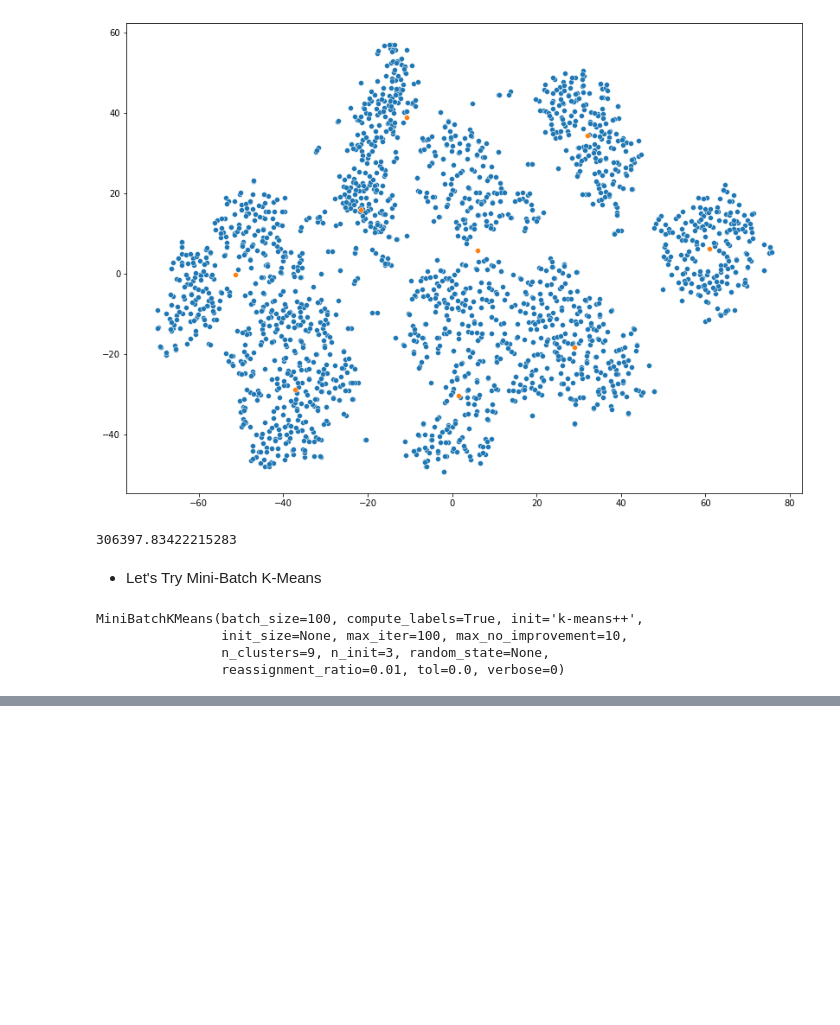
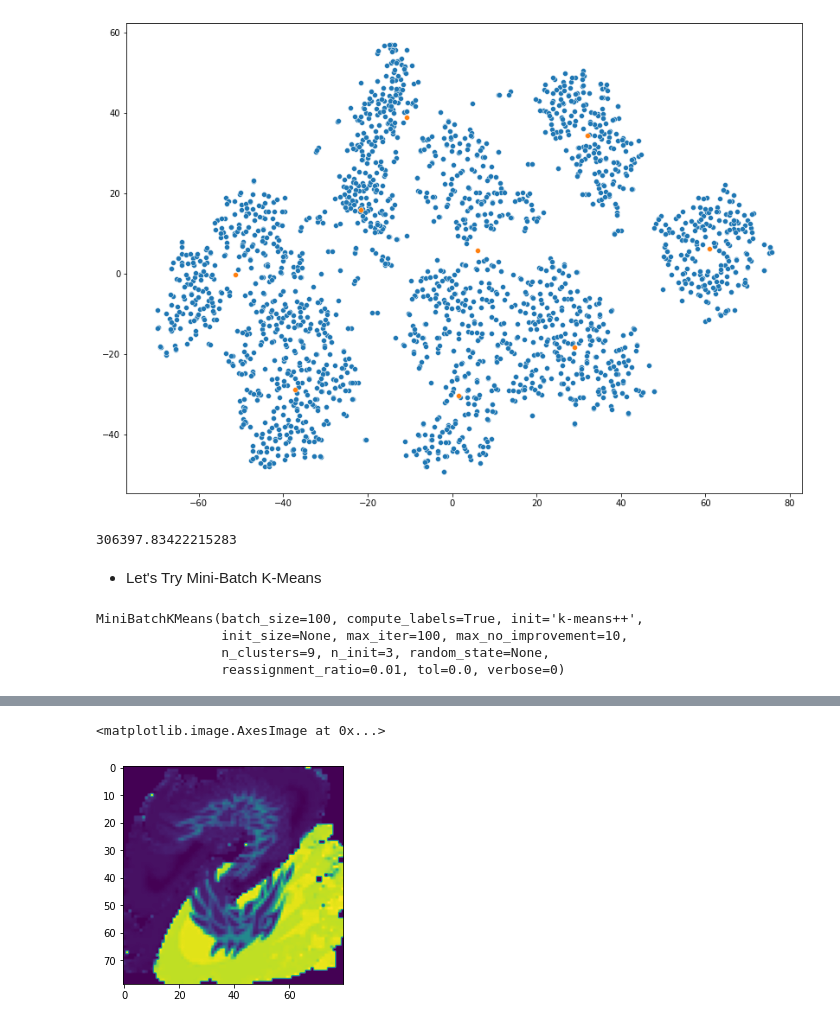
Before and after one commit to JesusNoelValMo/Machine_Learning_Book, a Jupyter notebook: Chapter_9_Unsupervised_Learning/Chapter_9_Clustering_K_Means.ipynb, the cells around one changed output, grey strips where cells are left out. Cells and saved outputs as stored; diff of their text form; code cells hidden in the pictures; blank space fills up the shorter version.

```diff
--- a/Chapter_9_Unsupervised_Learning/Chapter_9_Clustering_K_Means.ipynb
+++ b/Chapter_9_Unsupervised_Learning/Chapter_9_Clustering_K_Means.ipynb
@@ -97,0 +127,5 @@ sns.scatterplot(minibatch_means.cluster_centers_[:,0], minibatch_means.cluster_c
+# %%
+plt.imshow(img_array[:,:,2])
+# %% [output]
+<matplotlib.image.AxesImage at 0x...>
+[figure, added]
```
Also changed, not shown: parts of 18 cells of this notebook.
